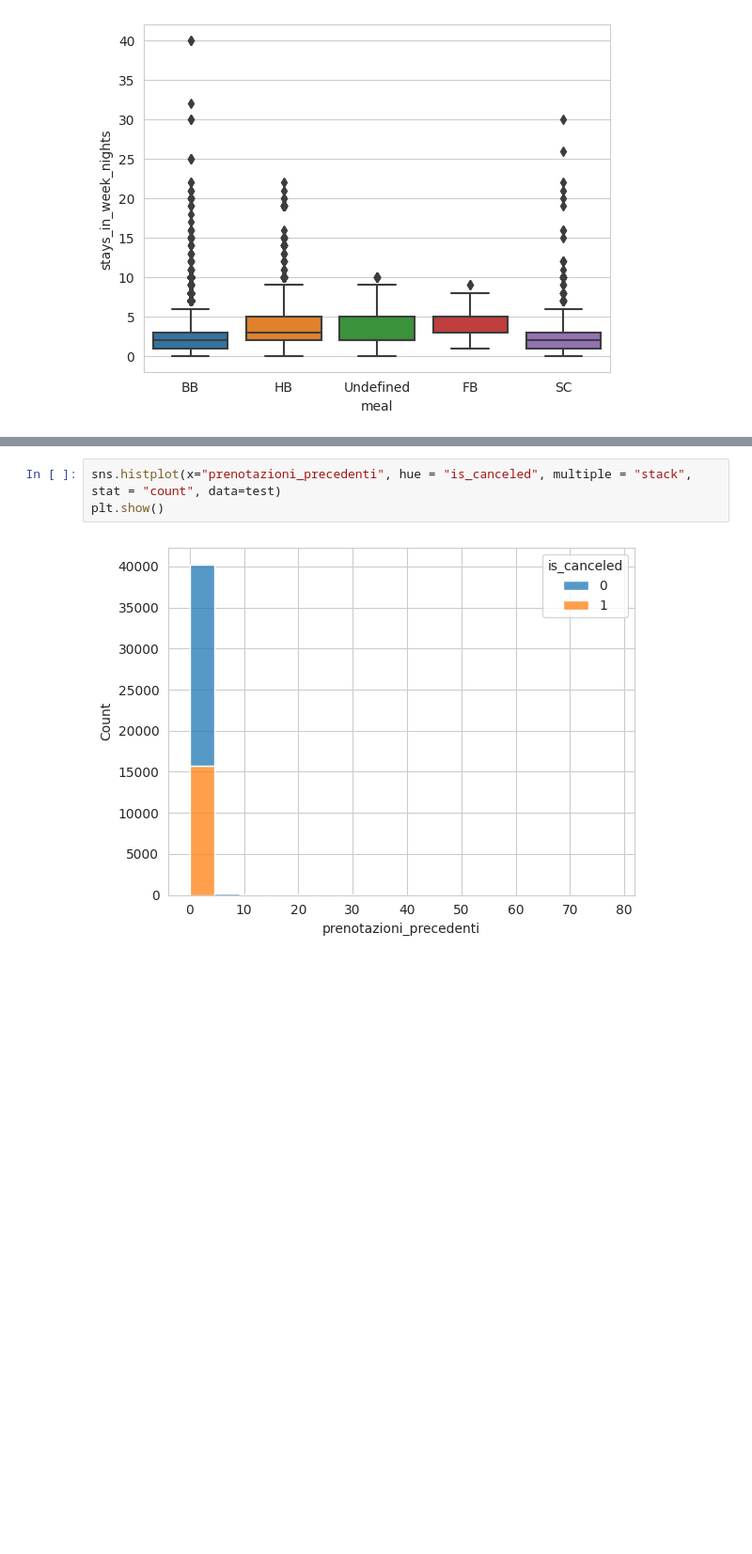
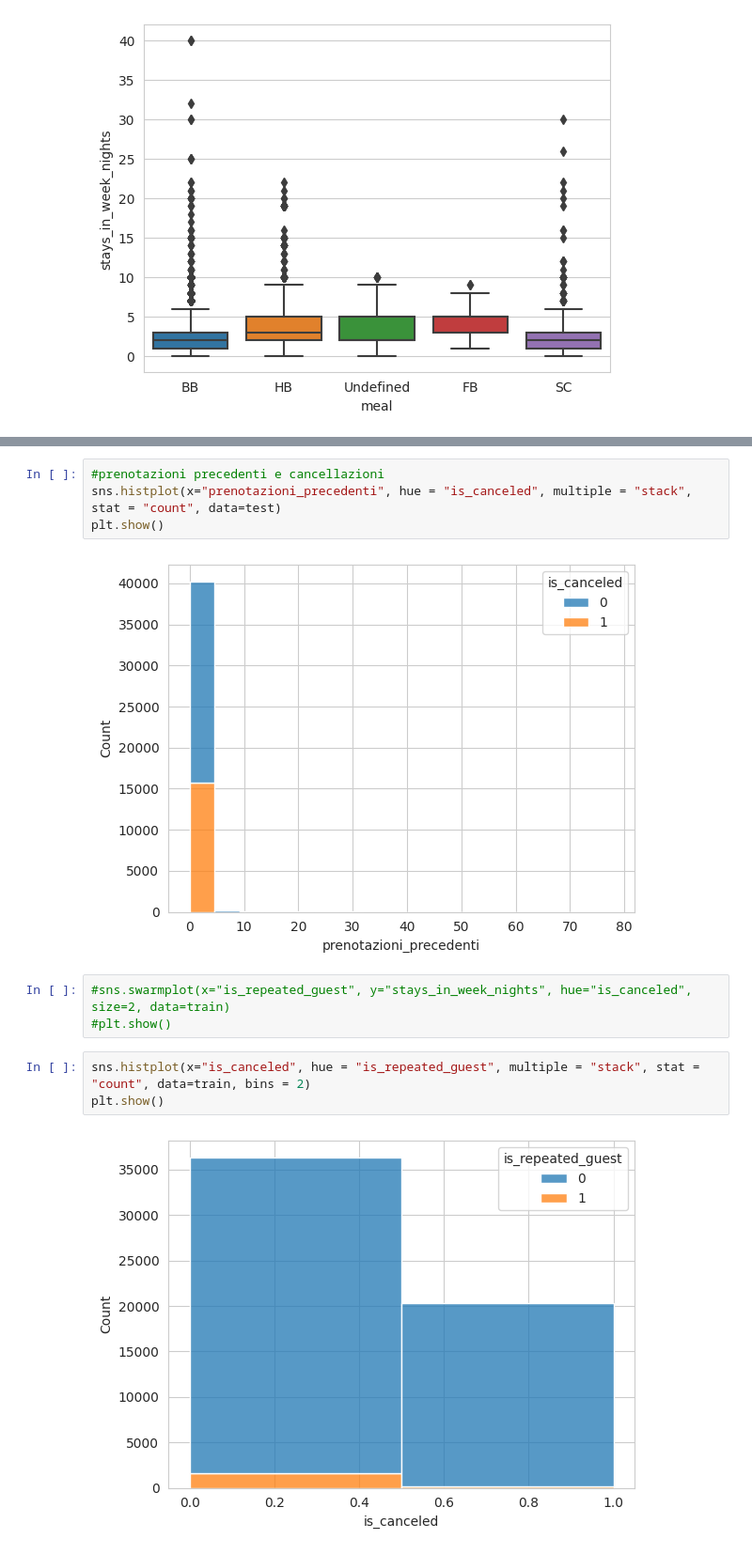
Before and after one commit to Nikocioni/progetto_programmazione_nik_ross_salvo, a Jupyter notebook: progetto_niko_ross_salvo_3.ipynb, the cells around one changed output, grey strips where cells are left out. Shown at 94% size. Saved outputs shown, nothing was run; the diff lists cells and outputs as text; blank space fills up the shorter version.

```diff
--- a/progetto_niko_ross_salvo_3.ipynb
+++ b/progetto_niko_ross_salvo_3.ipynb
@@ -654,7 +659,16 @@ plt.show()
 # %% [output]
 [figure]
 # %%
+#prenotazioni precedenti e cancellazioni
 sns.histplot(x="prenotazioni_precedenti", hue = "is_canceled", multiple = "stack", stat = "count", data=test)
 plt.show()
 # %% [output]
 [figure]
+# %%
+#sns.swarmplot(x="is_repeated_guest", y="stays_in_week_nights", hue="is_canceled", size=2, data=train)
+#plt.show()
+# %%
+sns.histplot(x="is_canceled", hue = "is_repeated_guest", multiple = "stack", stat = "count", data=train, bins = 2)
+plt.show()
+# %% [output]
+[figure, added]
```
Also changed, not shown: parts of 6 cells of this notebook.
